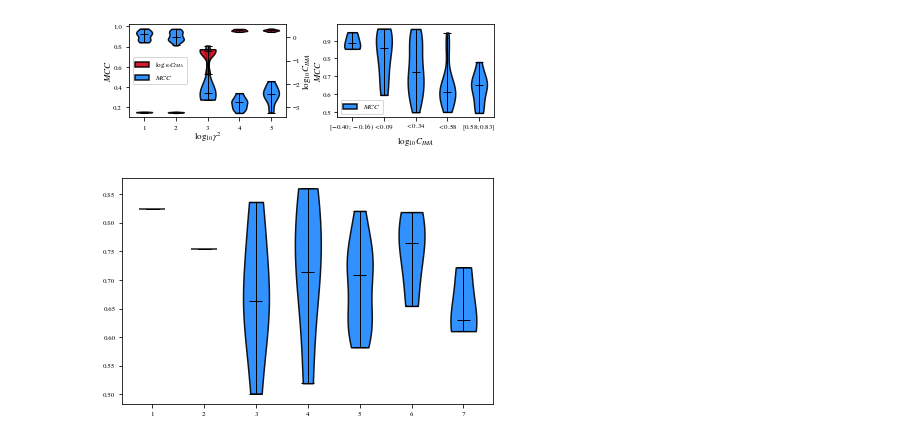
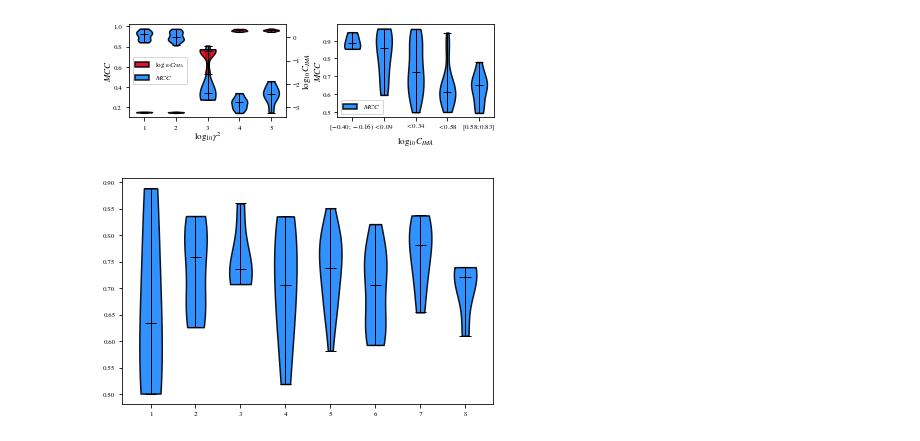
Before and after one commit to rpatrik96/ima-vae, a Jupyter notebook: notebooks/synth_plots.ipynb, the cells around one changed output. Cells and saved outputs as stored; diff of their text form; code cells hidden in the pictures.

```diff
--- a/notebooks/synth_plots.ipynb
+++ b/notebooks/synth_plots.ipynb
@@ -207,12 +199,12 @@ plt.savefig("moebius_mcc_cima.svg")
 [figure]
 # %%
 quartile_bins = flow_df.mixing_cima.describe()[["min", "25%", "50%", "75%", "max"]].tolist()
-NUM_BINS = 8#len(quartile_bins)
-bins = np.logspace( np.log10(flow_df.mixing_cima.min()-1e-8), np.log10(flow_df.mixing_cima.max()+1e-8), NUM_BINS)
+NUM_BINS = 10#len(quartile_bins)
+bins = np.logspace( np.log10(flow_df.mixing_cima.min()-1e-8), np.log10(flow_df.mixing_cima.max()+1e-8), NUM_BINS, base=5)
 binned_cima = pd.cut(flow_df.mixing_cima, bins=bins, labels=list(range(NUM_BINS-1)), retbins=False, right=True, include_lowest=True)
 
-groups = [flow_df.mcc4min_neg_elbo[binned_cima==label] for label in list(range(NUM_BINS-1))]
+groups = [flow_df.mcc4min_neg_elbo[binned_cima==label] for label in list(range(NUM_BINS-1)) if len(flow_df.mcc4min_neg_elbo[binned_cima==label])>0]
 vp = plt.violinplot(groups, showmedians=True)
 format_violin(vp)
 # %% [output]
-[figure, old version]
+[figure, new version]
```
Also changed, not shown: parts of 2 cells of this notebook, 3 other files.
